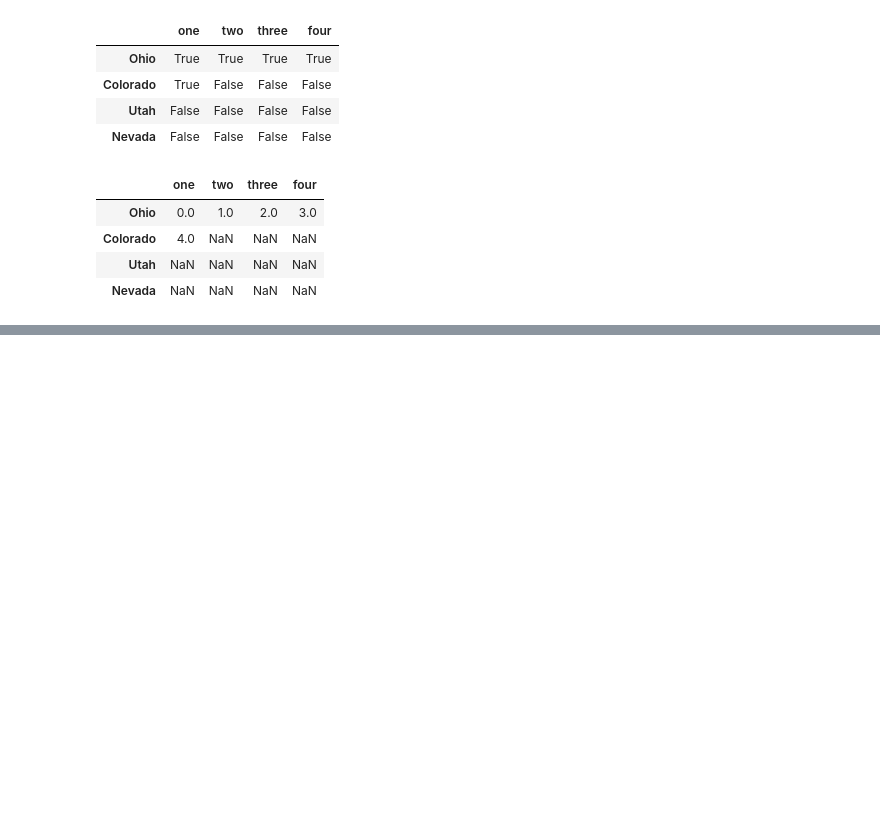
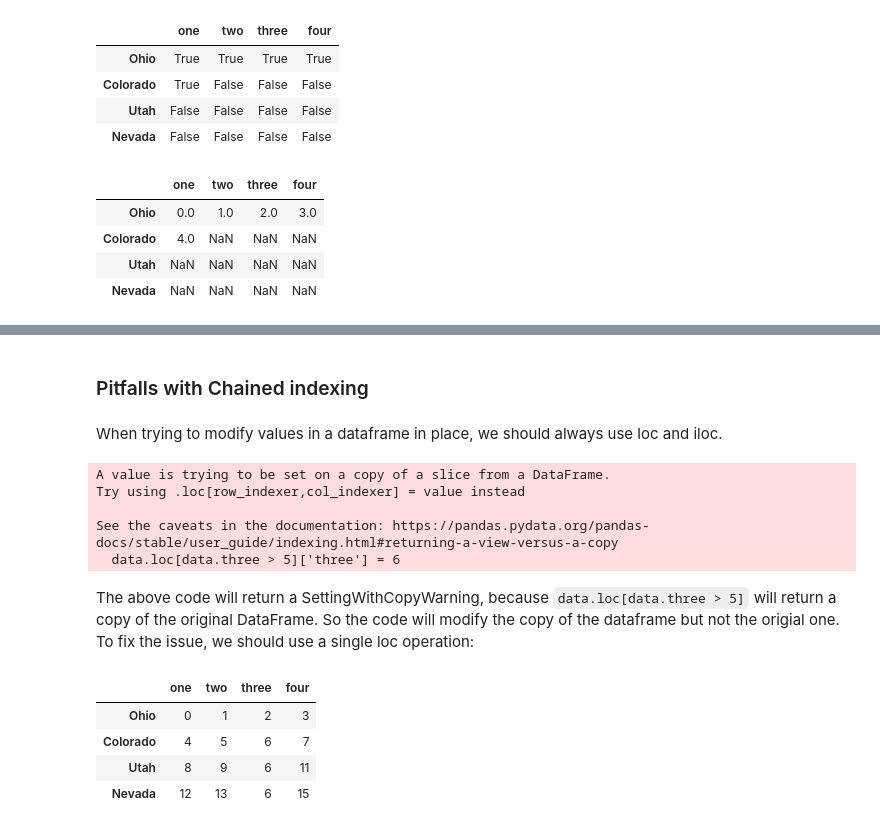
Before and after one commit to Mountain-Biker/pydata-book-practice, a Jupyter notebook: chapter5.ipynb, the cells around one changed output, grey strips where cells are left out. Drawn from its saved outputs; the diff is of its cells as text; code cells hidden in the pictures; blank space fills up the shorter version.

```diff
--- a/chapter5.ipynb
+++ b/chapter5.ipynb
@@ -661,0 +714,24 @@ data[data < 5]
+# %% [markdown]
+### Pitfalls with Chained indexing
+# %% [markdown]
+When trying to modify values in a dataframe in place, we should always use loc and iloc.
+# %%
+data.loc[data.three > 5]['three'] = 6
+# %% [output]
+A value is trying to be set on a copy of a slice from a DataFrame.
+Try using .loc[row_indexer,col_indexer] = value instead
+
+See the caveats in the documentation: https://pandas.pydata.org/pandas-docs/stable/user_guide/indexing.html#returning-a-view-versus-a-copy
+  data.loc[data.three > 5]['three'] = 6
+# %% [markdown]
+The above code will return a SettingWithCopyWarning, because `data.loc[data.three > 5]` will return a copy of the original DataFrame. So the code will modify the copy of the dataframe but not the origial one. To fix the issue, we should use a single loc operation:
+# %%
+data.loc[data.three > 5, 'three'] = 6
+# %%
+data
+# %% [output]
+|  | one | two | three | four |
+| Ohio | 0 | 1 | 2 | 3 |
+| Colorado | 4 | 5 | 6 | 7 |
+| Utah | 8 | 9 | 6 | 11 |
+| Nevada | 12 | 13 | 6 | 15 |
```
Also changed, not shown: parts of 9 cells of this notebook.
